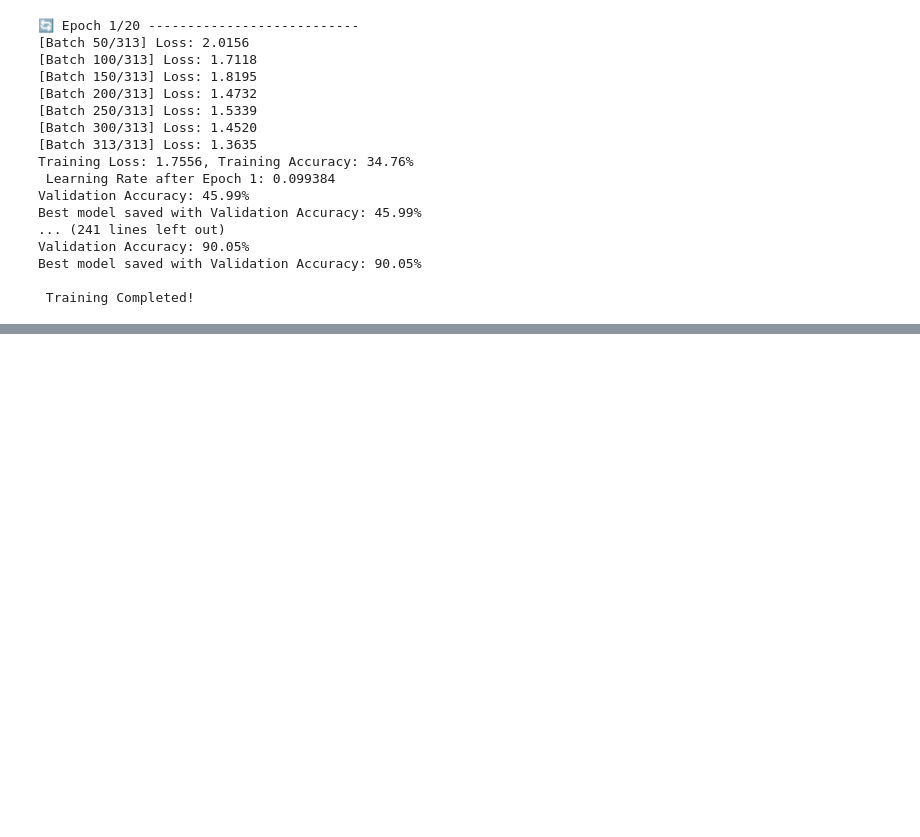
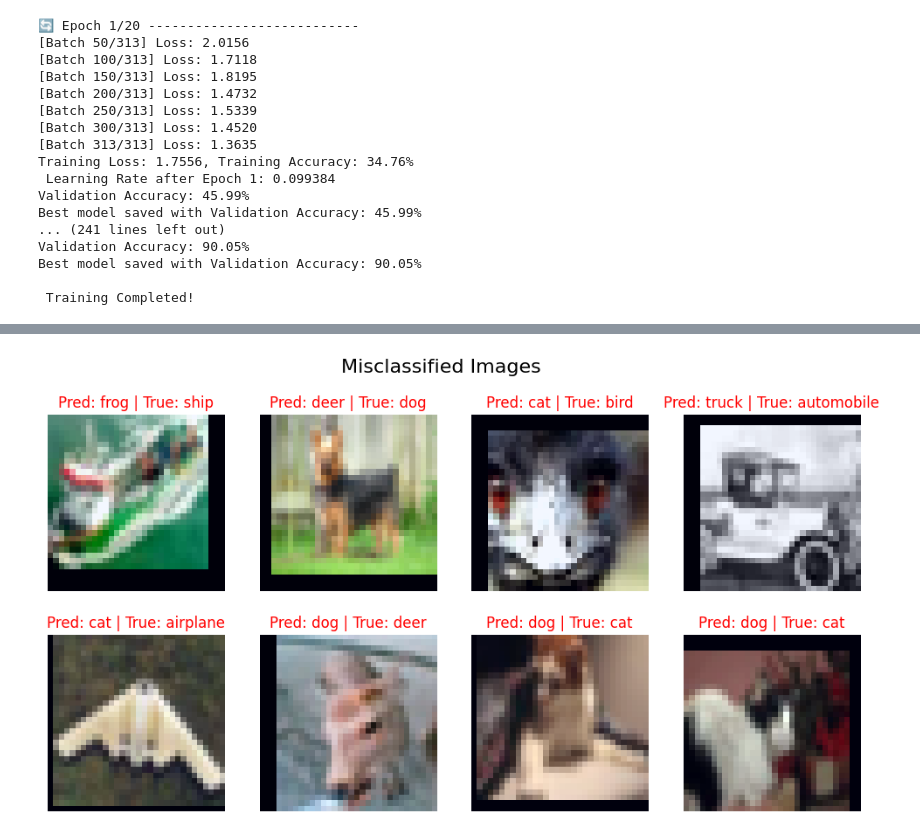
Before and after one commit to Kang346/25SpringDL_Projects, a Jupyter notebook: rh/modelv2.0.ipynb, the cells around one changed output, grey strips where cells are left out. Drawn from its saved outputs; the diff is of its cells as text; code cells hidden in the pictures; blank space fills up the shorter version.

Commit message:
show misclassfication

```diff
--- a/rh/modelv2.0.ipynb
+++ b/rh/modelv2.0.ipynb
@@ -324,0 +327,44 @@ Test Accuracy: 89.14%
+# %%
+# Extract 8 misclassify images, to analyze error
+class_names = ['airplane', 'automobile', 'bird', 'cat',
+               'deer', 'dog', 'frog', 'horse', 'ship', 'truck']
+
+model.load_state_dict(torch.load("best_model.pth"))
+model.to(device)
+model.eval()
+
+wrong_images = []
+wrong_labels = []
+wrong_preds = []
+
+with torch.no_grad():
+    for images, labels in test_loader:
+        images, labels = images.to(device), labels.to(device)
+        outputs = model(images)
+        _, preds = torch.max(outputs, 1)
+
+        for i in range(len(labels)):
+            if preds[i] != labels[i]:
+                wrong_images.append(images[i].cpu().numpy())
+                wrong_labels.append(class_names[labels[i].cpu().item()])
+                wrong_preds.append(class_names[preds[i].cpu().item()])
+
+            if len(wrong_images) >= 8:
+                break
+        if len(wrong_images) >= 8:
+            break
+
+fig, axes = plt.subplots(2, 4, figsize=(12, 6))
+fig.suptitle("Misclassified Images", fontsize=16)
+
+for i, ax in enumerate(axes.flat):
+    img = wrong_images[i].transpose(1, 2, 0)
+    img = (img - img.min()) / (img.max() - img.min())
+
+    ax.imshow(img)
+    ax.set_title(f"Pred: {wrong_preds[i]} | True: {wrong_labels[i]}", color="red")
+    ax.axis("off")
+
+plt.show()
+# %% [output]
+[figure, added]
```
Also changed, not shown: parts of 3 cells of this notebook.
